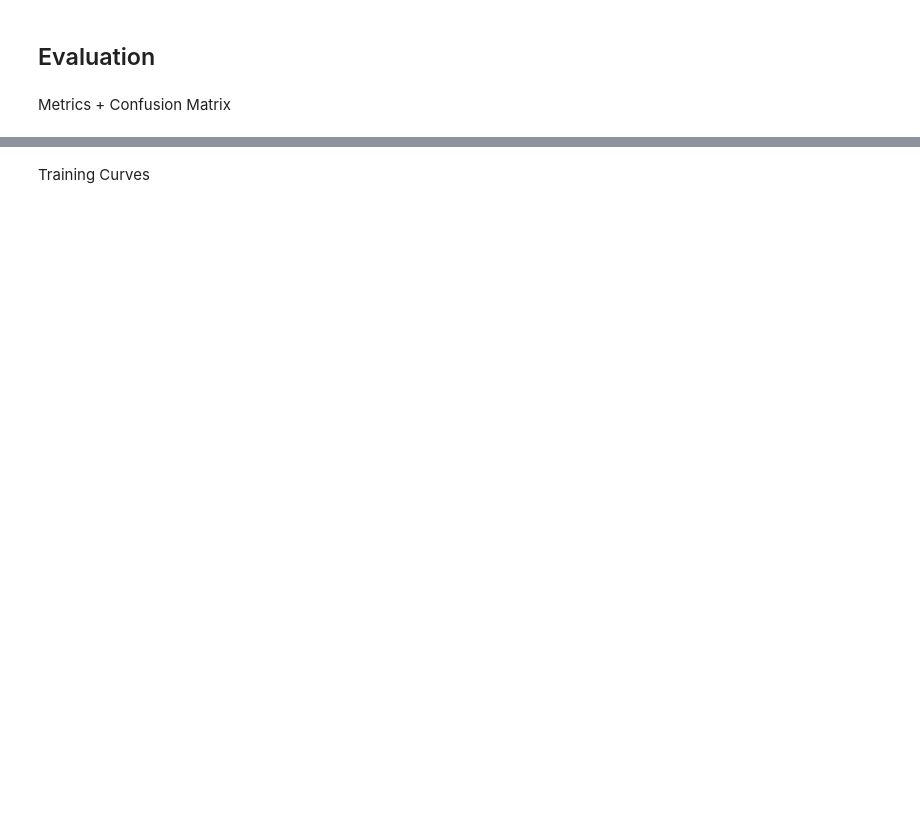
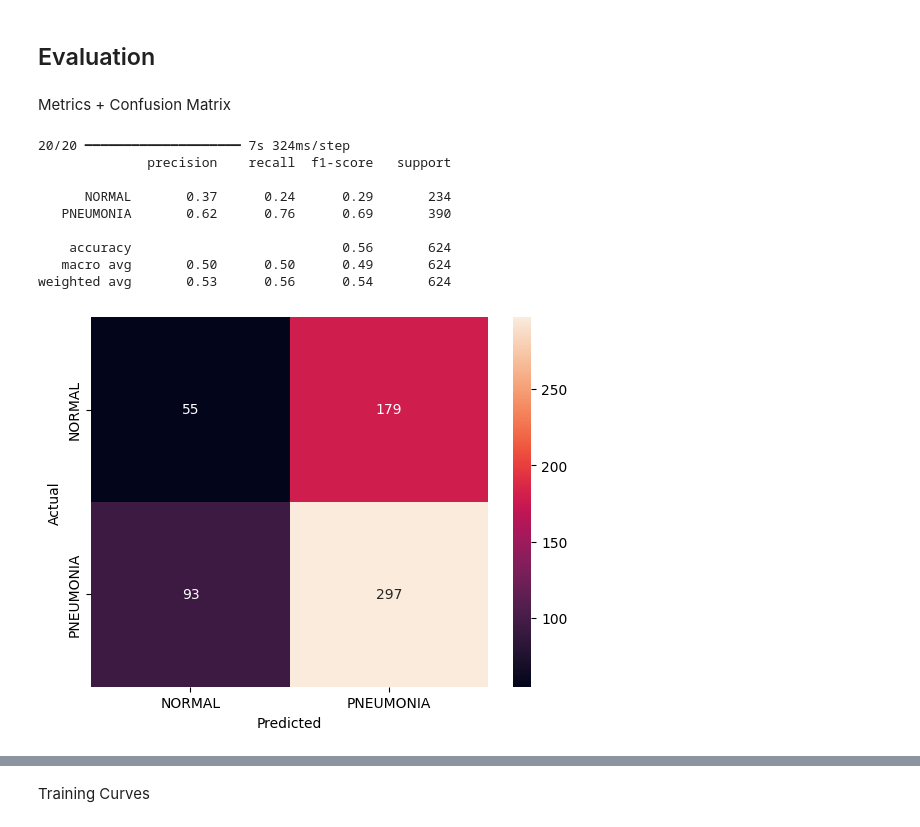
Before and after one commit to Youmna-Hammoud/xray-disease-detection, a Jupyter notebook: xray-disease-detection.ipynb, the cells around one changed output, grey strips where cells are left out. Drawn from its saved outputs; the diff is of its cells as text; code cells hidden in the pictures; blank space fills up the shorter version.

```diff
--- a/xray-disease-detection.ipynb
+++ b/xray-disease-detection.ipynb
@@ -163,6 +163,6 @@ Model: "sequential"
 # %%
 model.compile(optimizer='adam', loss=tf.keras.losses.SparseCategoricalCrossentropy(from_logits=True), metrics=['accuracy'])
 
-history = model.fit(train_gen, validation_data=test_gen, epochs=10)
+history = model.fit(train_gen, validation_data=test_gen, steps_per_epoch=50, validation_steps=20, epochs=10)
 # %% [output]
 Epoch 1/10
@@ -174,13 +196,27 @@ Metrics + Confusion Matrix
 # %%
 from sklearn.metrics import classification_report, confusion_matrix
 import numpy as np
 import seaborn as sns
 
 preds = model.predict(test_gen)
-y_pred = (preds > 0.5).astype(int)
+y_pred = np.argmax(preds, axis=1)
 y_true = test_gen.classes
 
 print(classification_report(y_true, y_pred, target_names=['NORMAL', 'PNEUMONIA']))
 
 cm = confusion_matrix(y_true, y_pred)
 sns.heatmap(cm, annot=True, fmt='d', xticklabels=['NORMAL', 'PNEUMONIA'], yticklabels=['NORMAL', 'PNEUMONIA'])
+plt.xlabel('Predicted')
+plt.ylabel('Actual')
+plt.show()
+# %% [output]
+20/20 ━━━━━━━━━━━━━━━━━━━━ 7s 324ms/step
+              precision    recall  f1-score   support
+
+      NORMAL       0.37      0.24      0.29       234
+   PNEUMONIA       0.62      0.76      0.69       390
+
+    accuracy                           0.56       624
+   macro avg       0.50      0.50      0.49       624
+weighted avg       0.53      0.56      0.54       624
+[figure, added]
```
Also changed, not shown: parts of 9 cells of this notebook.
